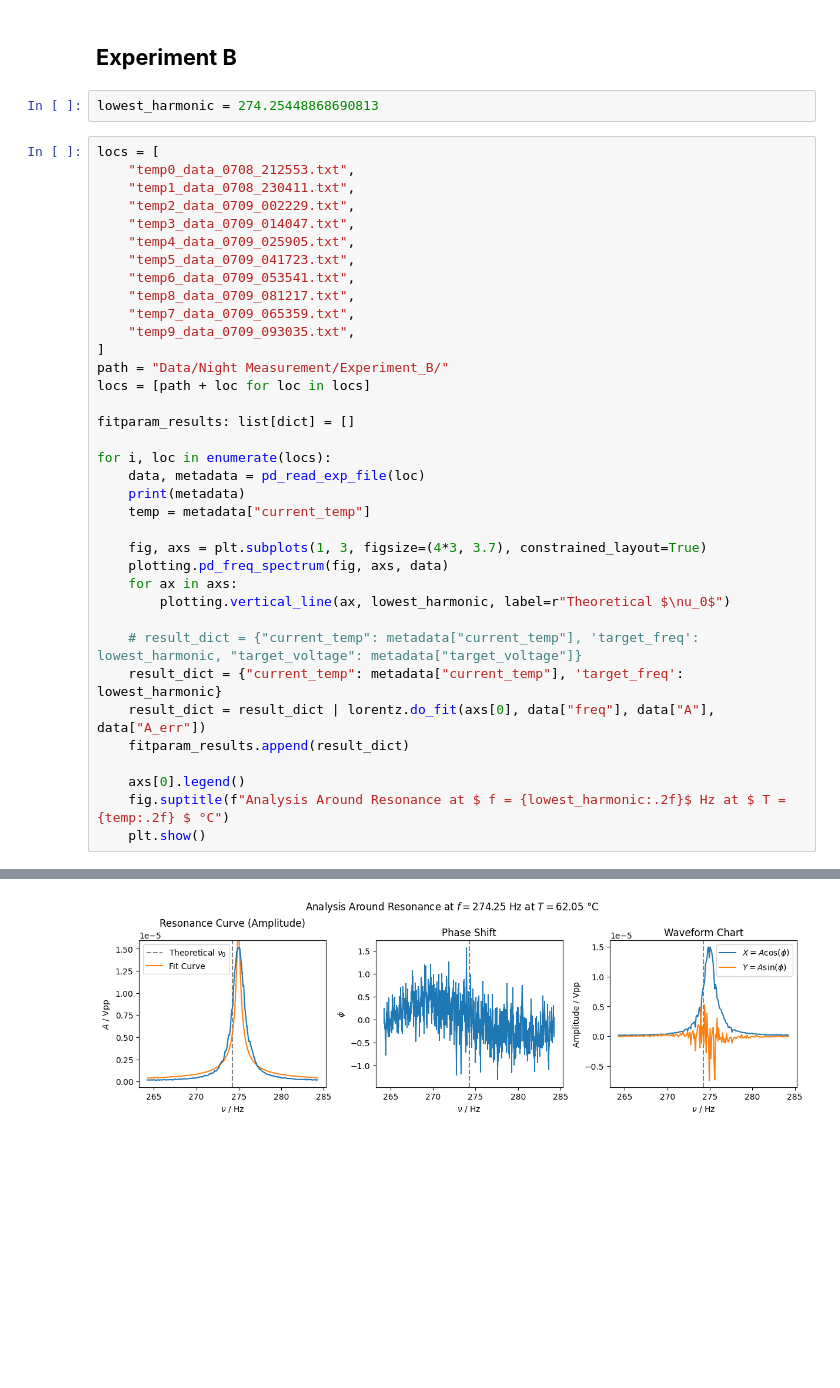
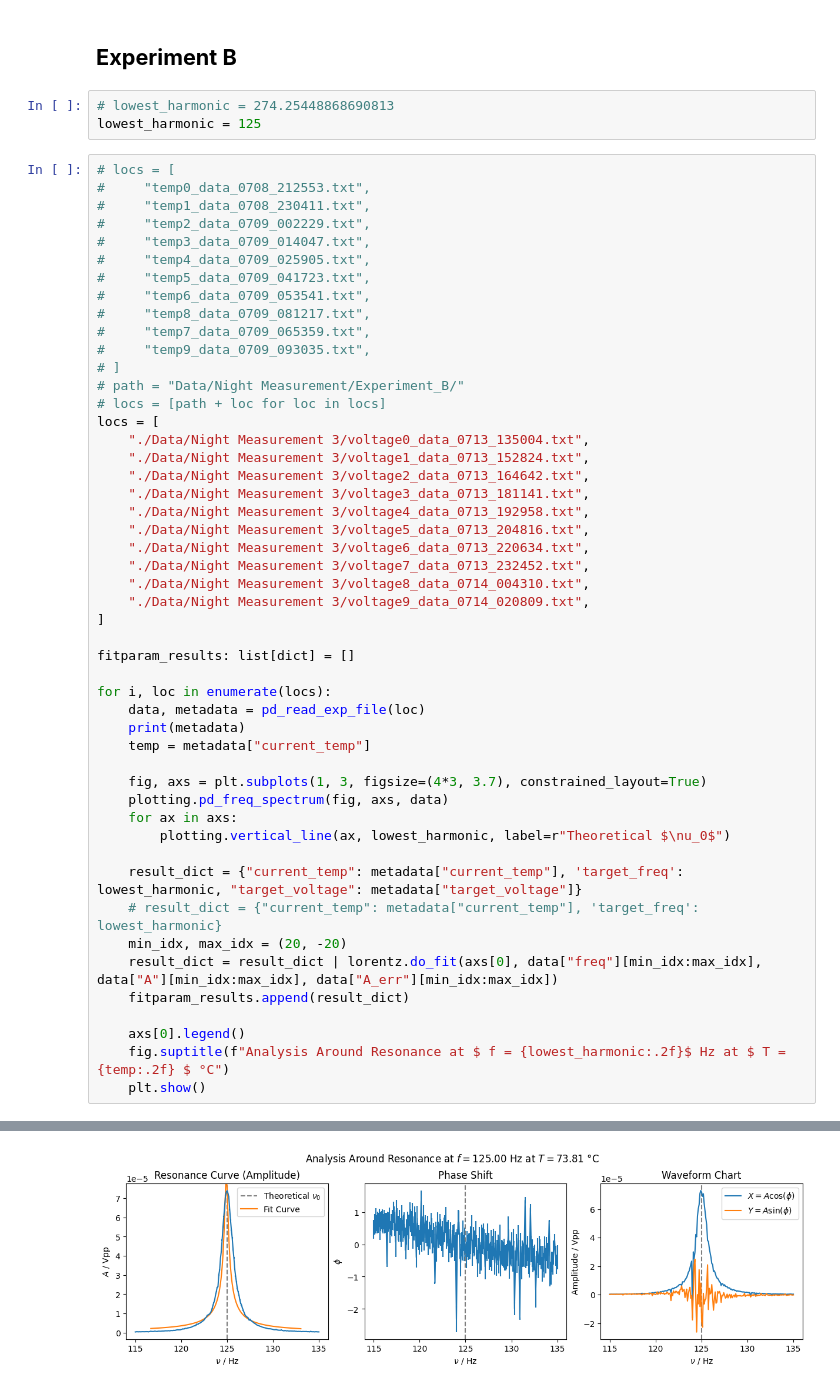
Before and after one commit to Just-Neptun/FP, a Jupyter notebook: F75 Computers and Data/Data_Analysis/analysis_B.ipynb, the cells around one changed output, grey strips where cells are left out. Drawn from its saved outputs; the diff is of its cells as text; blank space fills up the shorter version.

```diff
--- a/F75 Computers and Data/Data_Analysis/analysis_B.ipynb
+++ b/F75 Computers and Data/Data_Analysis/analysis_B.ipynb
@@ -14,22 +14,35 @@ import plotting
 # %% [markdown]
 ## **Experiment B**
 # %%
-lowest_harmonic = 274.25448868690813
+# lowest_harmonic = 274.25448868690813
+lowest_harmonic = 125
 # %%
+# locs = [
+#     "temp0_data_0708_212553.txt",
+#     "temp1_data_0708_230411.txt",
+#     "temp2_data_0709_002229.txt",
+#     "temp3_data_0709_014047.txt",
+#     "temp4_data_0709_025905.txt",
+#     "temp5_data_0709_041723.txt",
+#     "temp6_data_0709_053541.txt",
+#     "temp8_data_0709_081217.txt",
+#     "temp7_data_0709_065359.txt",
+#     "temp9_data_0709_093035.txt",
+# ]
+# path = "Data/Night Measurement/Experiment_B/"
+# locs = [path + loc for loc in locs]
 locs = [
-    "temp0_data_0708_212553.txt",
-    "temp1_data_0708_230411.txt",
-    "temp2_data_0709_002229.txt",
-    "temp3_data_0709_014047.txt",
-    "temp4_data_0709_025905.txt",
-    "temp5_data_0709_041723.txt",
-    "temp6_data_0709_053541.txt",
-    "temp8_data_0709_081217.txt",
-    "temp7_data_0709_065359.txt",
-    "temp9_data_0709_093035.txt",
+    "./Data/Night Measurement 3/voltage0_data_0713_135004.txt",
+    "./Data/Night Measurement 3/voltage1_data_0713_152824.txt",
+    "./Data/Night Measurement 3/voltage2_data_0713_164642.txt",
+    "./Data/Night Measurement 3/voltage3_data_0713_181141.txt",
+    "./Data/Night Measurement 3/voltage4_data_0713_192958.txt",
+    "./Data/Night Measurement 3/voltage5_data_0713_204816.txt",
+    "./Data/Night Measurement 3/voltage6_data_0713_220634.txt",
+    "./Data/Night Measurement 3/voltage7_data_0713_232452.txt",
+    "./Data/Night Measurement 3/voltage8_data_0714_004310.txt",
+    "./Data/Night Measurement 3/voltage9_data_0714_020809.txt",
 ]
-path = "Data/Night Measurement/Experiment_B/"
-locs = [path + loc for loc in locs]
 
 fitparam_results: list[dict] = []
 
@@ -43,9 +56,10 @@ for i, loc in enumerate(locs):
     for ax in axs:
         plotting.vertical_line(ax, lowest_harmonic, label=r"Theoretical $\nu_0$")
 
-    # result_dict = {"current_temp": metadata["current_temp"], 'target_freq': lowest_harmonic, "target_voltage": metadata["target_voltage"]}
-    result_dict = {"current_temp": metadata["current_temp"], 'target_freq': lowest_harmonic}
-    result_dict = result_dict | lorentz.do_fit(axs[0], data["freq"], data["A"], data["A_err"])
+    result_dict = {"current_temp": metadata["current_temp"], 'target_freq': lowest_harmonic, "target_voltage": metadata["target_voltage"]}
+    # result_dict = {"current_temp": metadata["current_temp"], 'target_freq': lowest_harmonic}
+    min_idx, max_idx = (20, -20)
+    result_dict = result_dict | lorentz.do_fit(axs[0], data["freq"][min_idx:max_idx], data["A"][min_idx:max_idx], data["A_err"][min_idx:max_idx])
     fitparam_results.append(result_dict)
 
     axs[0].legend()
@@ -60 +74 @@ for i, loc in enumerate(locs):
-[figure, old version]
+[figure, new version]
```
Also changed, not shown: parts of 9 cells of this notebook.
